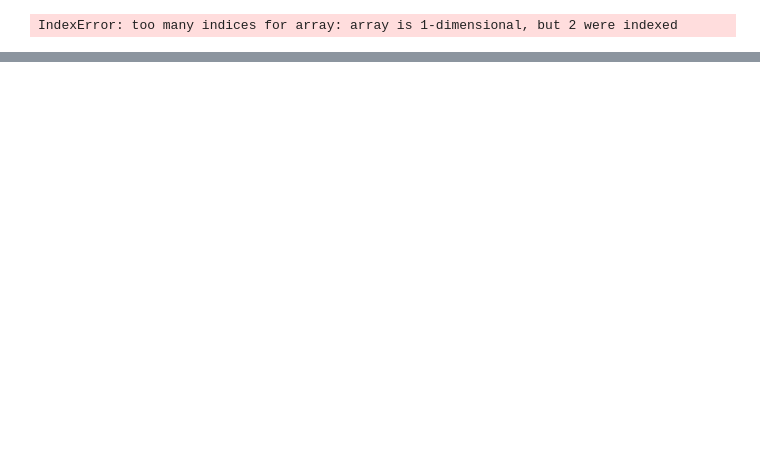
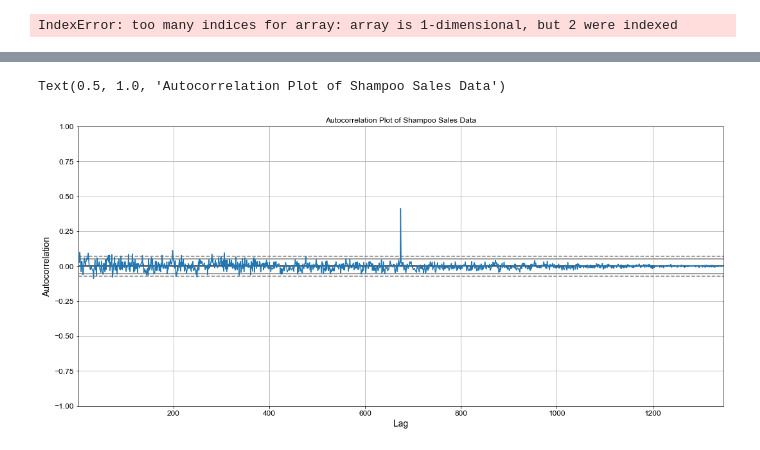
Before and after one commit to UniqueLWS/LWS, a Jupyter notebook: 7810_Group project source code_group 6.ipynb, the cells around one changed output, grey strips where cells are left out. Saved outputs shown, nothing was run; the diff lists cells and outputs as text; code cells hidden in the pictures; blank space fills up the shorter version.

```diff
--- a/7810_Group project source code_group 6.ipynb
+++ b/7810_Group project source code_group 6.ipynb
@@ -1306,0 +1382,7 @@ sales_data.head()
+# %%
+#autocorrelation for a large number of lags in the time series data
+autocorrelation_plot(arima_data1)
+pyplot.title('Autocorrelation Plot of Shampoo Sales Data')
+# %% [output]
+Text(0.5, 1.0, 'Autocorrelation Plot of Shampoo Sales Data')
+[figure, added]
```
Also changed, not shown: parts of 37 cells of this notebook.
